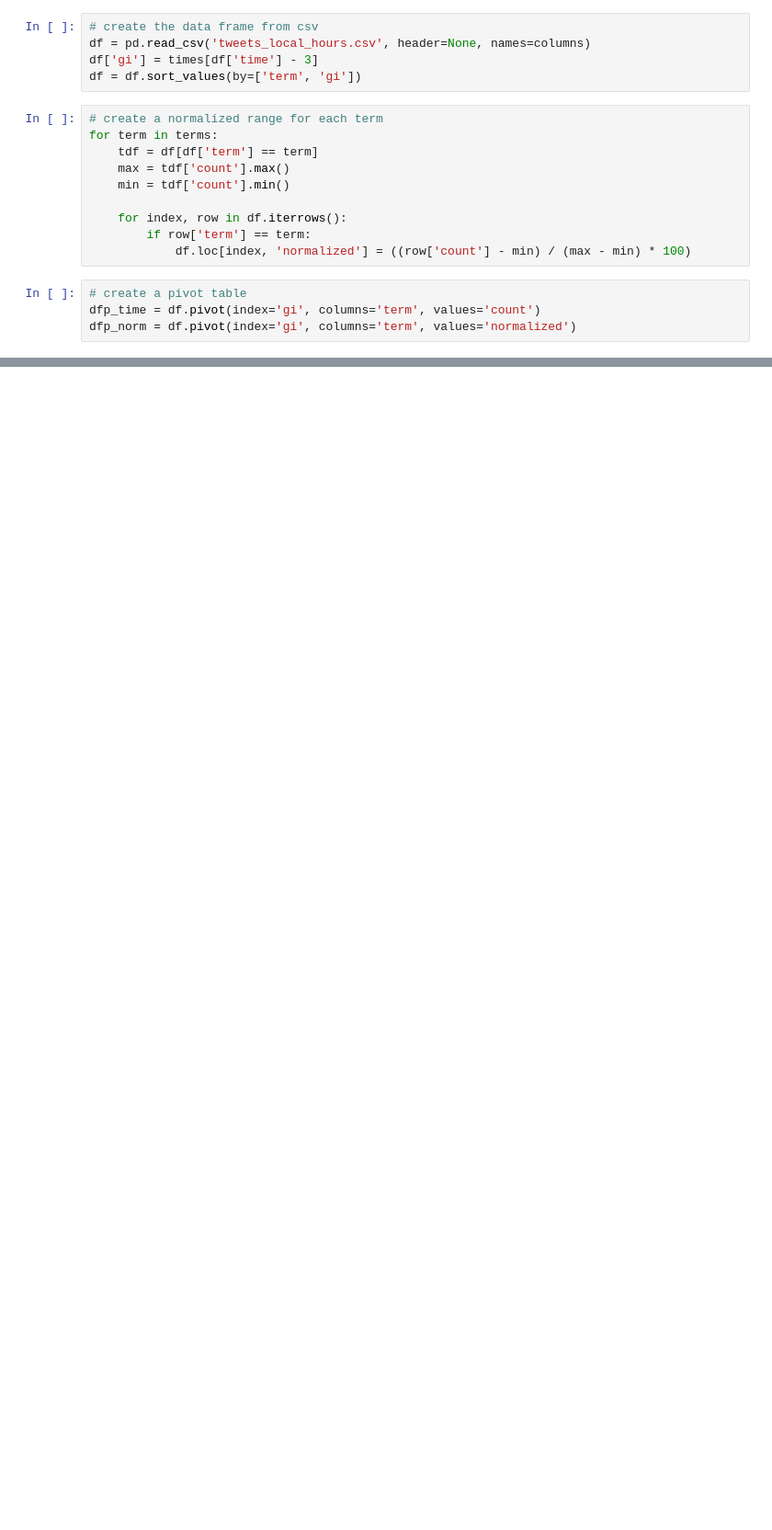
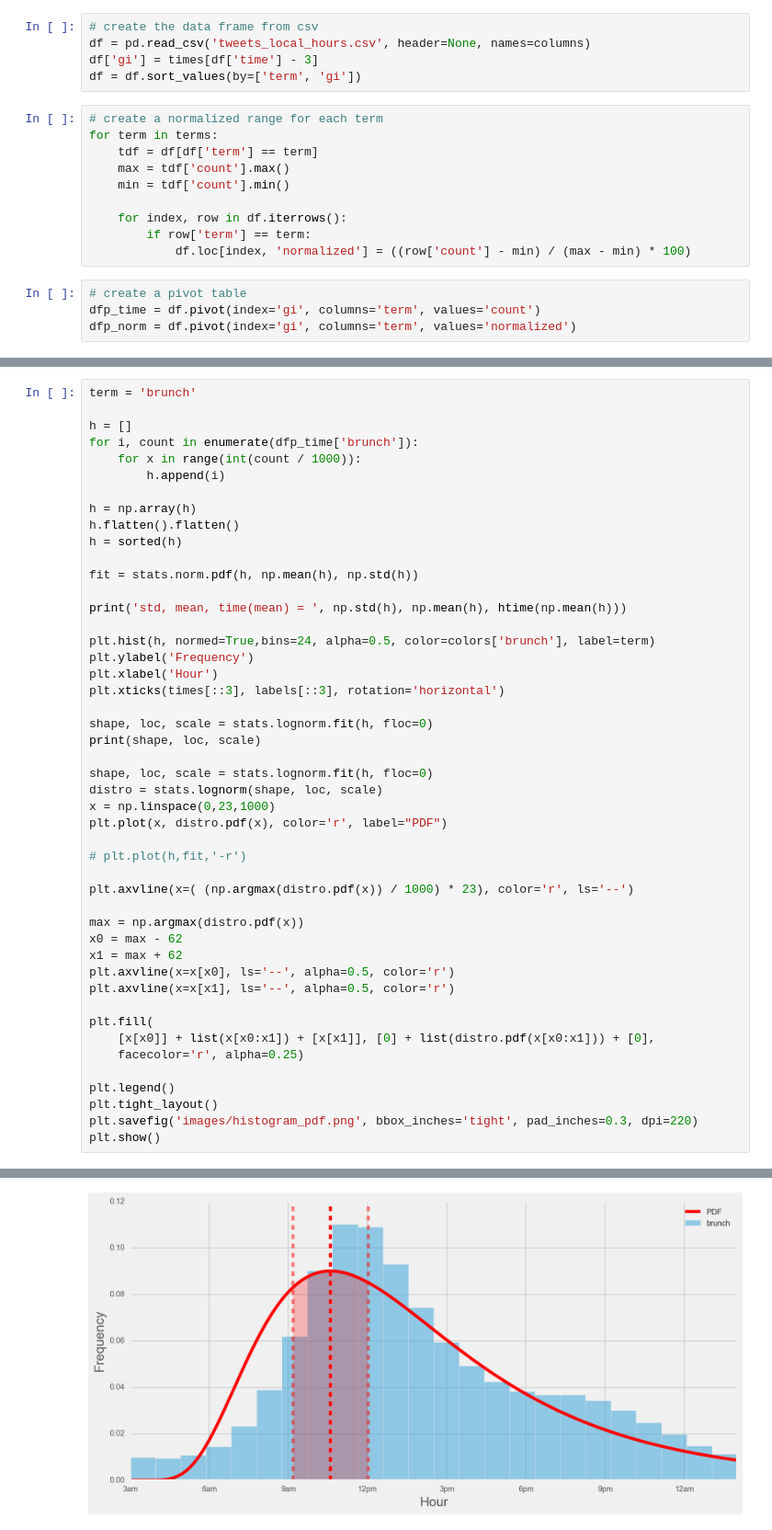
Before and after one commit to bjacobso/brunch, a Jupyter notebook: Brunch Analysis.ipynb, the cells around one changed output, grey strips where cells are left out. Shown at 92% size. Drawn from its saved outputs; the diff is of its cells as text; blank space fills up the shorter version.

```diff
--- a/Brunch Analysis.ipynb
+++ b/Brunch Analysis.ipynb
@@ -65,0 +103,48 @@ dfp_norm = df.pivot(index='gi', columns='term', values='normalized')
+# %%
+term = 'brunch'
+
+h = []
+for i, count in enumerate(dfp_time['brunch']):
+    for x in range(int(count / 1000)):
+        h.append(i)
+
+h = np.array(h)
+h.flatten().flatten()
+h = sorted(h)
+
+fit = stats.norm.pdf(h, np.mean(h), np.std(h))
+
+print('std, mean, time(mean) = ', np.std(h), np.mean(h), htime(np.mean(h)))
+
+plt.hist(h, normed=True,bins=24, alpha=0.5, color=colors['brunch'], label=term)
+plt.ylabel('Frequency')
+plt.xlabel('Hour')
+plt.xticks(times[::3], labels[::3], rotation='horizontal')
+
+shape, loc, scale = stats.lognorm.fit(h, floc=0)
+print(shape, loc, scale)
+
+shape, loc, scale = stats.lognorm.fit(h, floc=0)
+distro = stats.lognorm(shape, loc, scale)
+x = np.linspace(0,23,1000)
+plt.plot(x, distro.pdf(x), color='r', label="PDF")
+
+# plt.plot(h,fit,'-r')
+
+plt.axvline(x=( (np.argmax(distro.pdf(x)) / 1000) * 23), color='r', ls='--')
+
+max = np.argmax(distro.pdf(x))
+x0 = max - 62
+x1 = max + 62
+plt.axvline(x=x[x0], ls='--', alpha=0.5, color='r')
+plt.axvline(x=x[x1], ls='--', alpha=0.5, color='r')
+
+plt.fill(
+    [x[x0]] + list(x[x0:x1]) + [x[x1]], [0] + list(distro.pdf(x[x0:x1])) + [0],
+    facecolor='r', alpha=0.25)
+
+plt.legend()
+plt.tight_layout()
+plt.savefig('images/histogram_pdf.png', bbox_inches='tight', pad_inches=0.3, dpi=220)
+plt.show()
+# %% [output]
@@ -65,0 +153 @@ dfp_norm = df.pivot(index='gi', columns='term', values='normalized')
+[figure, added]
```
Also changed, not shown: parts of 16 cells of this notebook, 13 other files.
